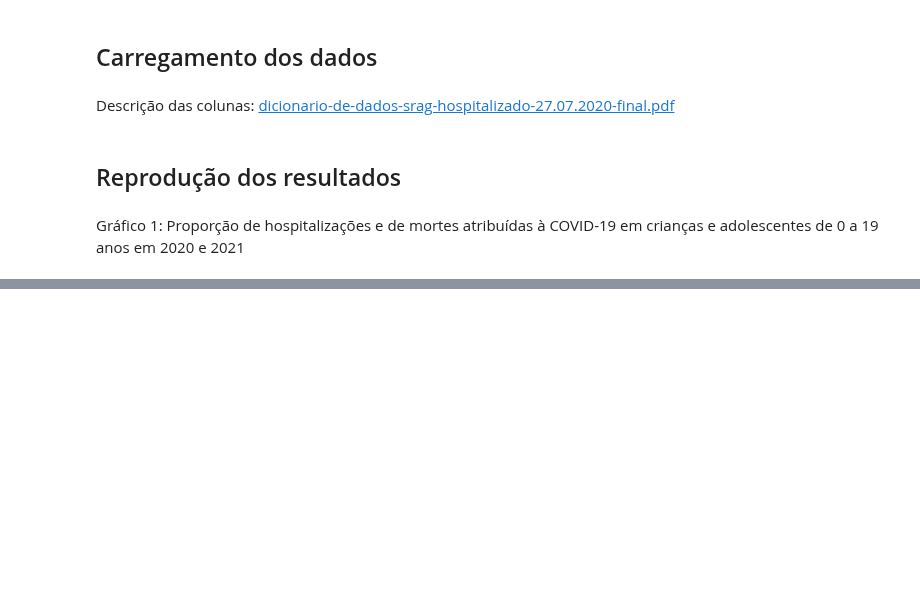
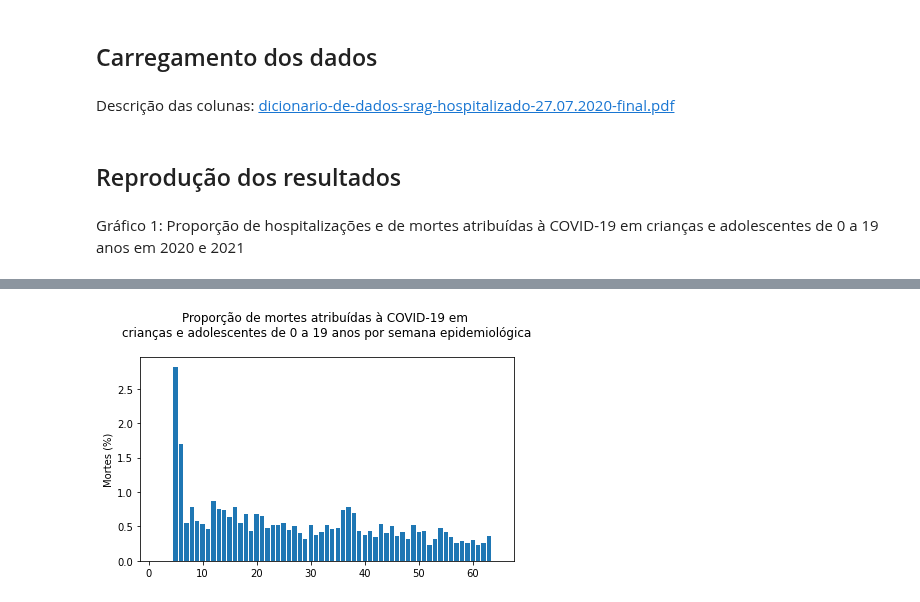
Before and after one commit to dados-covid/srag, a Jupyter notebook: _notebooks/2021-05-12-nota-sbp.ipynb, the cells around one changed output, grey strips where cells are left out. Drawn from its saved outputs; the diff is of its cells as text; code cells hidden in the pictures; blank space fills up the shorter version.

```diff
--- a/_notebooks/2021-05-12-nota-sbp.ipynb
+++ b/_notebooks/2021-05-12-nota-sbp.ipynb
@@ -73,0 +124,39 @@ plt.show()
+# %%
+#hide
+
+dt_sin_pri = df_srag_repr['DT_SIN_PRI'].astype('datetime64')
+dt_evoluca = df_srag_repr['DT_EVOLUCA'].astype('datetime64')
+df_srag_repr['semana'] = (dt_evoluca - dt_sin_pri.min()).astype('timedelta64[D]').dropna().astype(int) // 7 + 1
+df = df_srag_repr.groupby(['semana', 'faixa_etaria', 'EVOLUCAO']).size()
+
+categories = df_srag_repr['semana'].drop_duplicates().dropna().sort_values()
+df_graf1 = pd.DataFrame()
+for cat in categories:
+    data = []
+    try:
+        n_obitos_menores = df.loc[cat, '00-20', 'obito'].sum()
+    except KeyError:
+        n_obitos_menores = 0
+    try:
+        n_obitos = df.loc[cat, :, 'obito'].sum()
+    except KeyError:
+        n_obitos = 0
+    data.append(n_obitos_menores / (0.0001 + n_obitos) * 100) # Percentual de internacoes
+    df_graf1[cat] = data
+df_graf1 = df_graf1.T
+df_graf1.columns = ['Mortes']
+# %%
+#hide
+
+fig = plt.figure()
+fig.patch.set_facecolor((1,1,1))
+plt.bar(categories, df_graf1['Mortes'])
+# Add some text for labels, title and custom x-axis tick labels, etc.
+plt.ylabel('Mortes (%)')
+plt.title('Proporção de mortes atribuídas à COVID-19 em \ncrianças e adolescentes de 0 a 19 anos por semana epidemiológica\n')
+
+fig.tight_layout()
+
+plt.show()
+# %% [output]
+[figure, added]
```
Also changed, not shown: parts of 5 cells of this notebook.
